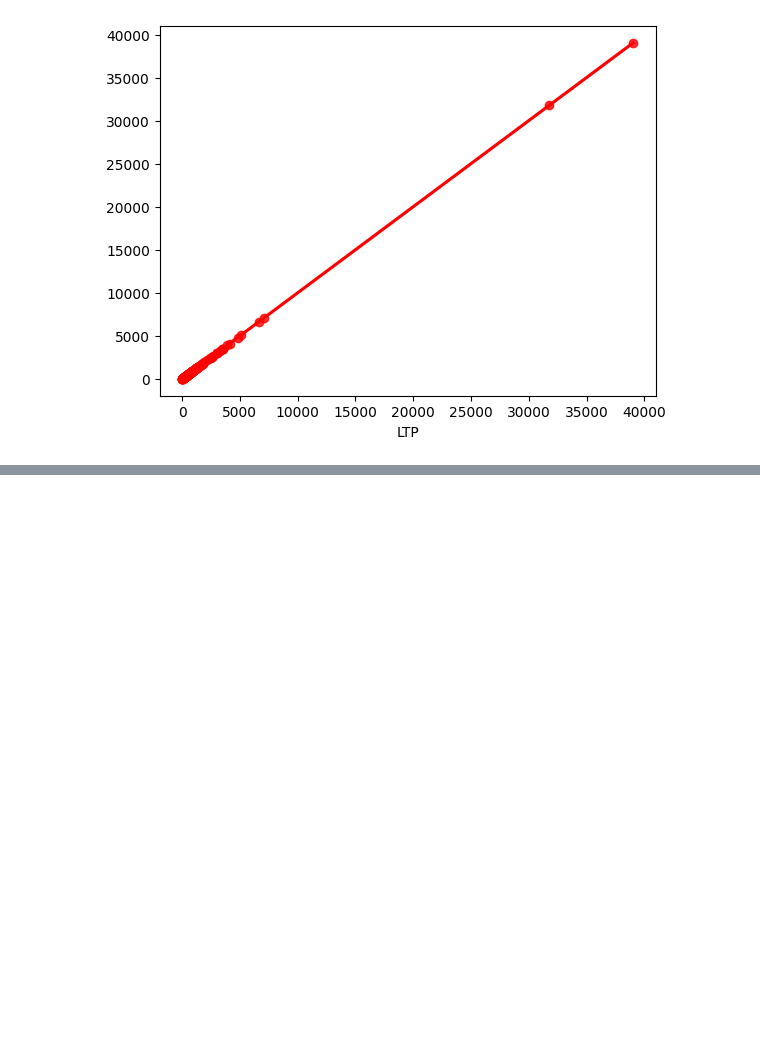
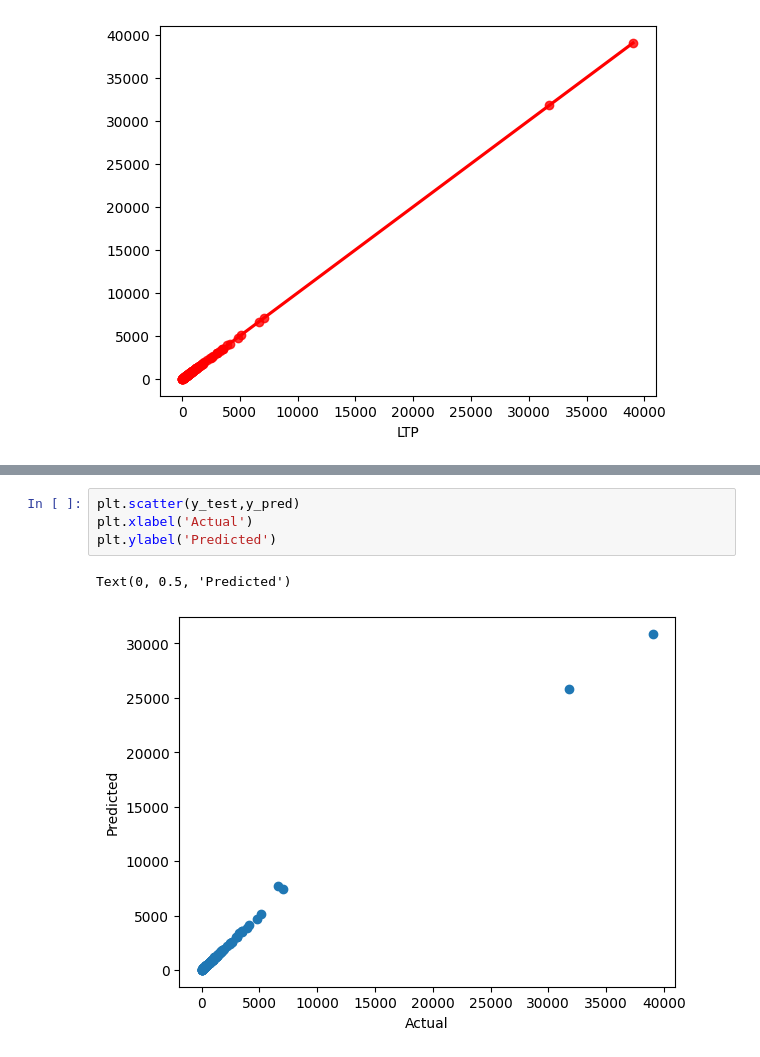
Before and after one commit to Dhanesh20/trading_predict, a Jupyter notebook: notebooks/playground1.ipynb, the cells around one changed output, grey strips where cells are left out. Saved outputs shown, nothing was run; the diff lists cells and outputs as text; blank space fills up the shorter version.

```diff
--- a/notebooks/playground1.ipynb
+++ b/notebooks/playground1.ipynb
@@ -549,0 +560,7 @@ pred_df
+# %%
+plt.scatter(y_test,y_pred)
+plt.xlabel('Actual')
+plt.ylabel('Predicted')
+# %% [output]
+Text(0, 0.5, 'Predicted')
+[figure, added]
```
Also changed, not shown: parts of 53 cells of this notebook, 11 other files.
